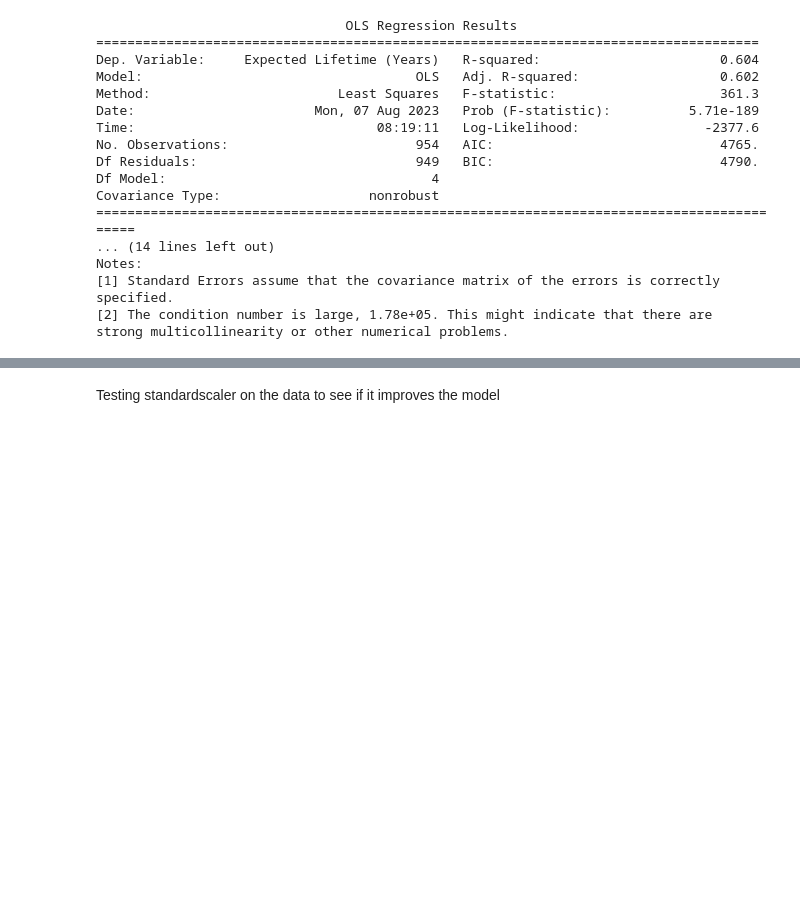
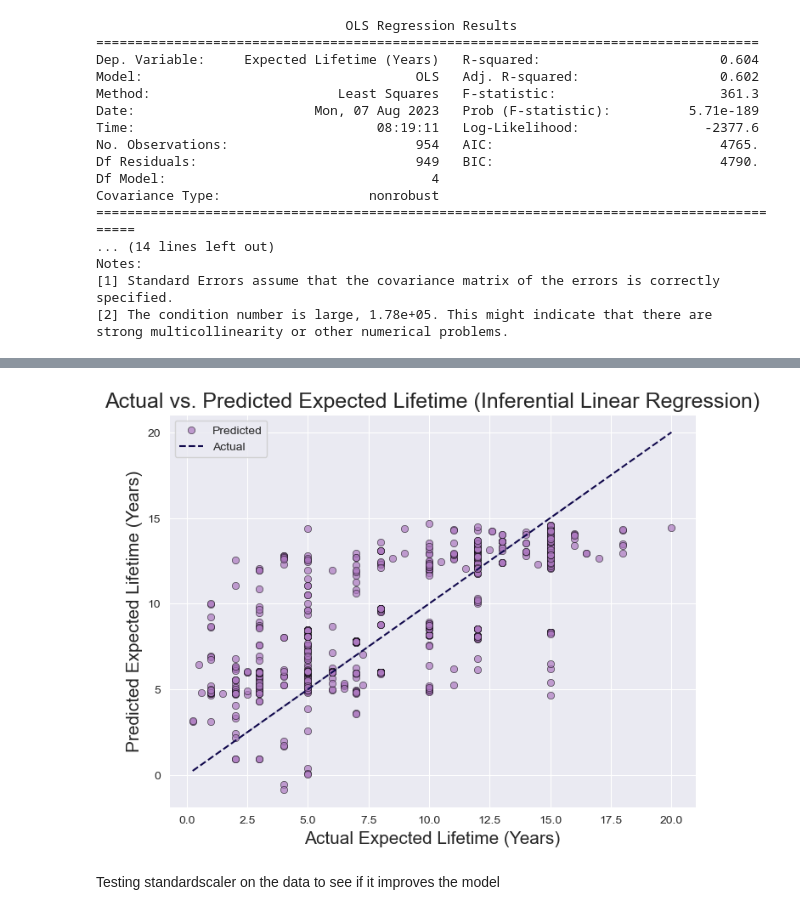
Before and after one commit to joshlynj/active_satellites, a Jupyter notebook: notebooks/EDA.ipynb, the cells around one changed output, grey strips where cells are left out. Cells and saved outputs as stored; diff of their text form; code cells hidden in the pictures; blank space fills up the shorter version.

```diff
--- a/notebooks/EDA.ipynb
+++ b/notebooks/EDA.ipynb
@@ -651,0 +654,14 @@ plt.show()
+# %%
+fig, ax = plt.subplots(figsize=(8, 6))
+sns.set_style("darkgrid")
+sns.scatterplot(x=y, y=model.fittedvalues, alpha=0.7, color='#ac78bf', edgecolor='k', ax=ax, label='Predicted')
+sns.lineplot(x=y, y=y, color='#120a4d', linestyle='dashed', ax=ax, label='Actual')
+
+ax.set_xlabel("Actual Expected Lifetime (Years)", fontsize=15)
+ax.set_ylabel("Predicted Expected Lifetime (Years)", fontsize=15)
+ax.set_title("Actual vs. Predicted Expected Lifetime (Inferential Linear Regression)", fontsize=18)
+ax.legend()
+
+plt.show()
+# %% [output]
+[figure, added]
```
Also changed, not shown: parts of 7 cells of this notebook, 1 other file.
